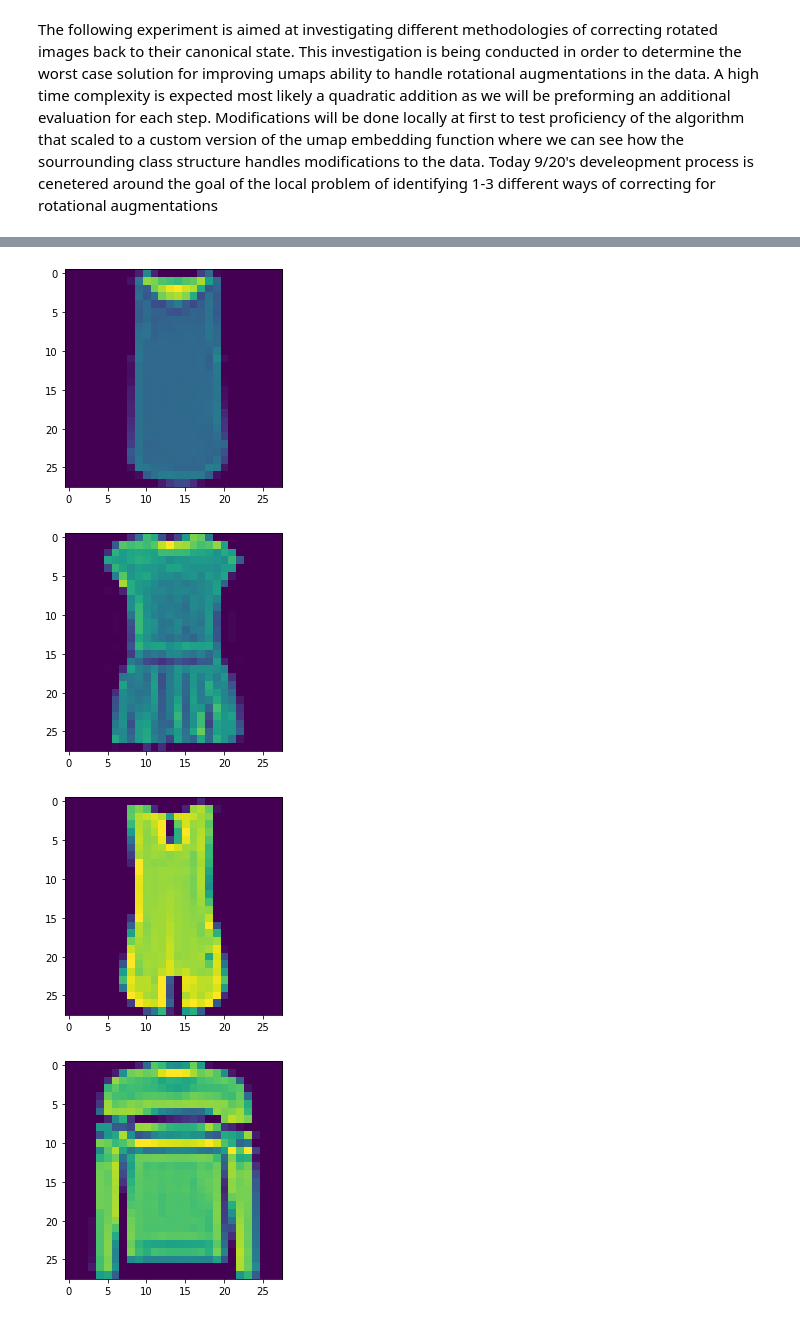
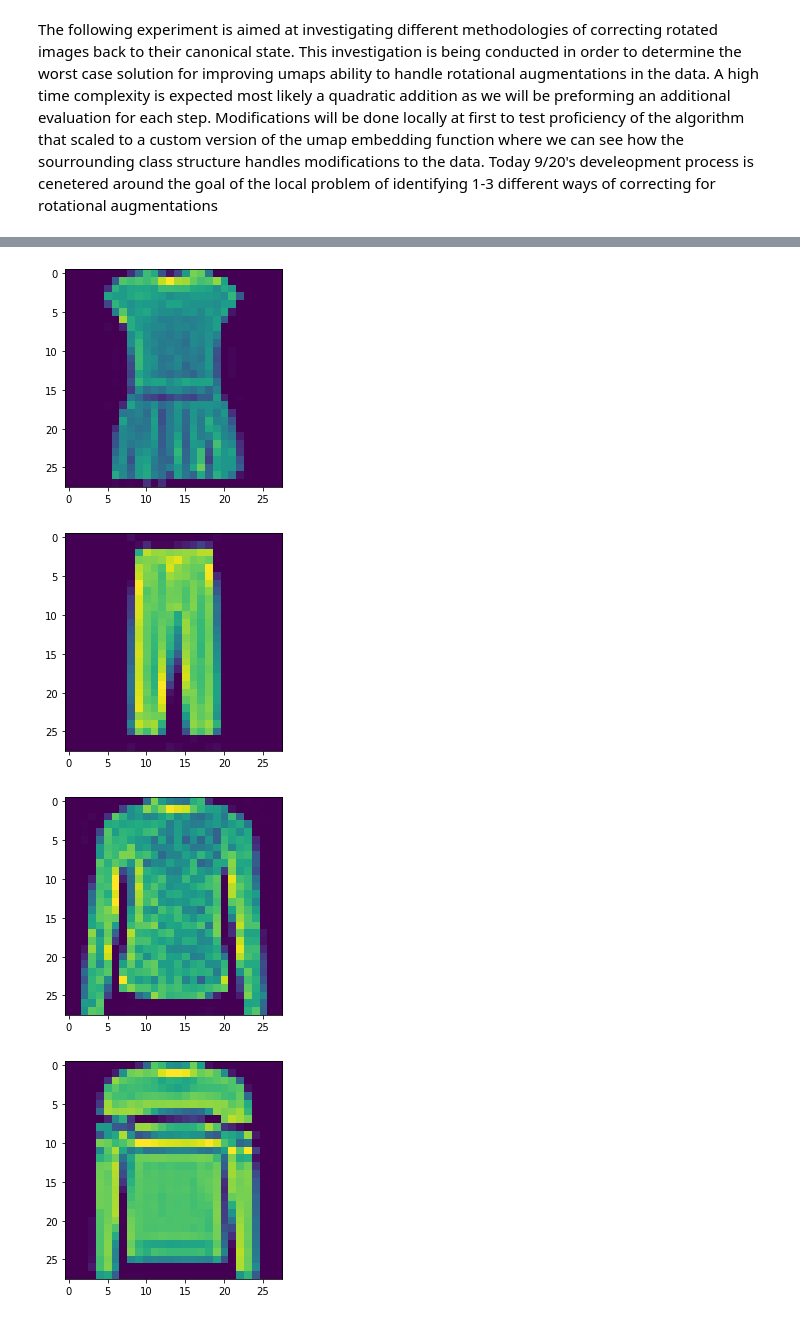
Before and after one commit to chriscamano/UMAP-and-PUMAP-research-, a Jupyter notebook: FALL 2022 UMAP /Image Correction Experiments.ipynb, the cells around one changed output, grey strips where cells are left out. Cells and saved outputs as stored; diff of their text form; code cells hidden in the pictures.

```diff
--- a/FALL 2022 UMAP /Image Correction Experiments.ipynb
+++ b/FALL 2022 UMAP /Image Correction Experiments.ipynb
@@ -161,24 +161,48 @@ plt.show()
 The following experiment is aimed at investigating different methodologies of correcting rotated images back to their canonical state. This investigation is being conducted in order to determine the worst case solution for improving umaps ability to handle rotational augmentations in the data. A high time complexity is expected most likely a quadratic addition as we will be preforming an additional evaluation for each step. Modifications will be done locally at first to test proficiency of the algorithm that scaled to a custom version of the umap embedding function where we can see how the sourrounding class structure handles modifications to the data. Today 9/20's develeopment process is cenetered around the goal of the local problem of identifying 1-3 different ways of correcting for rotational augmentations
 # %%
 #define control samples for each clothing type
-shirt_control=np.reshape(data[1],(28,28))
-plt.imshow(shirt_control, cmap='viridis')
+tshirt_control=data[1]
+plt.imshow(np.reshape(data[1],(28,28)), cmap='viridis')
 plt.show()
-dress_control=np.reshape(data[2],(28,28))
-plt.imshow(dress_control, cmap='viridis')
-plt.show()
+
 dress_control=np.reshape(data[3],(28,28))
 plt.imshow(dress_control, cmap='viridis')
 plt.show()
-dress_control=np.reshape(data[4],(28,28))
-plt.imshow(dress_control, cmap='viridis')
+
+trouser_control=np.reshape(data[21],(28,28))
+plt.imshow(trouser_control, cmap='viridis')
 plt.show()
-dress_control=np.reshape(data[5],(28,28))
-plt.imshow(dress_control, cmap='viridis')
+#####
+shirt_control=np.reshape(data[2222],(28,28))
+plt.imshow(shirt_control, cmap='viridis')
 plt.show()
+
+pullover_control=np.reshape(data[5],(28,28))
+plt.imshow(pullover_control, cmap='viridis')
+plt.show()
+
+sneaker_control=np.reshape(data[6],(28,28))
+plt.imshow(sneaker_control, cmap='viridis')
+plt.show()
+####
+ankle_control=np.reshape(data[111],(28,28))
+plt.imshow(ankle_control, cmap='viridis')
+plt.show()
+
+sandal_control=np.reshape(data[12],(28,28))
+plt.imshow(sandal_control, cmap='viridis')
+plt.show()
+
+coat_control=np.reshape(data[22],(28,28))
+plt.imshow(coat_control, cmap='viridis')
+plt.show()
+####
+bag_control=np.reshape(data[100],(28,28))
+plt.imshow(bag_control, cmap='viridis')
+plt.show()
 # %% [output]
 [figure]
-[figure, old version]
+[figure, new version]
-[figure, old version]
+[figure, new version]
-[figure, old version]
+[figure, new version]
 [figure]
```
Also changed, not shown: parts of 5 cells of this notebook.
